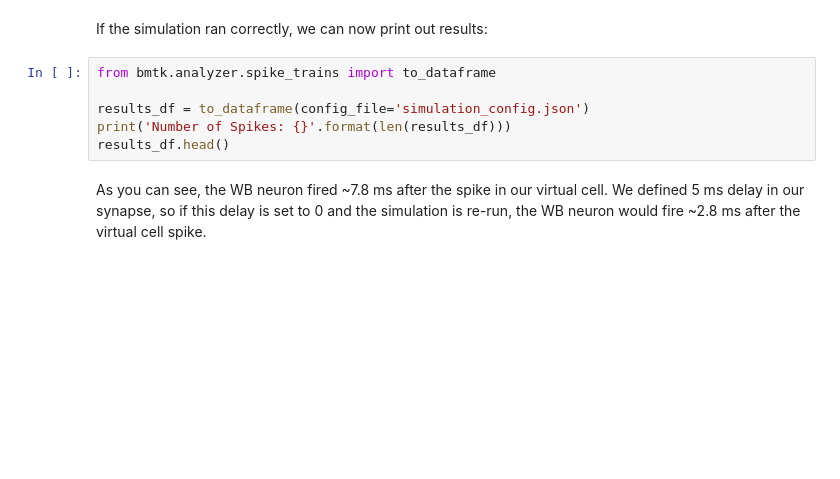
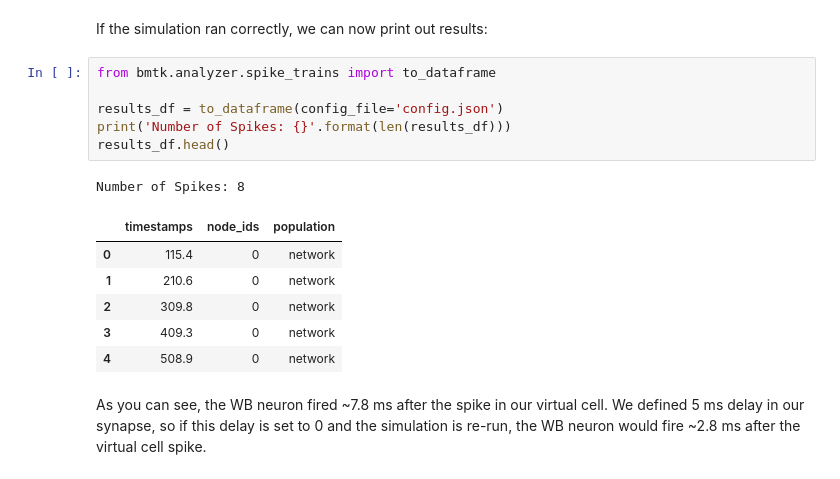
Before and after one commit to mwstroud/Borgers-Examples-in-BMTK, a Jupyter notebook: 23-WBneuron/23-WBEntrainment.ipynb, the cells around one changed output. Saved outputs shown, nothing was run; the diff lists cells and outputs as text; blank space fills up the shorter version.

```diff
--- a/23-WBneuron/23-WBEntrainment.ipynb
+++ b/23-WBneuron/23-WBEntrainment.ipynb
@@ -109,9 +121,17 @@ If the simulation ran correctly, we can now print out results:
 # %%
 from bmtk.analyzer.spike_trains import to_dataframe
 
-results_df = to_dataframe(config_file='simulation_config.json')
+results_df = to_dataframe(config_file='config.json')
 print('Number of Spikes: {}'.format(len(results_df)))
 results_df.head()
+# %% [output]
+Number of Spikes: 8
+|  | timestamps | node_ids | population |
+| 0 | 115.4 | 0 | network |
+| 1 | 210.6 | 0 | network |
+| 2 | 309.8 | 0 | network |
+| 3 | 409.3 | 0 | network |
+| 4 | 508.9 | 0 | network |
 # %% [markdown]
 As you can see, the WB neuron fired ~7.8 ms after the spike in our virtual cell. We defined 5 ms delay in our synapse, so if this delay is set to 0 and the simulation is re-run, the WB neuron would fire ~2.8 ms after the virtual cell spike.
 # %% [markdown]
```
Also changed, not shown: parts of 7 cells of this notebook, 4 other files.
